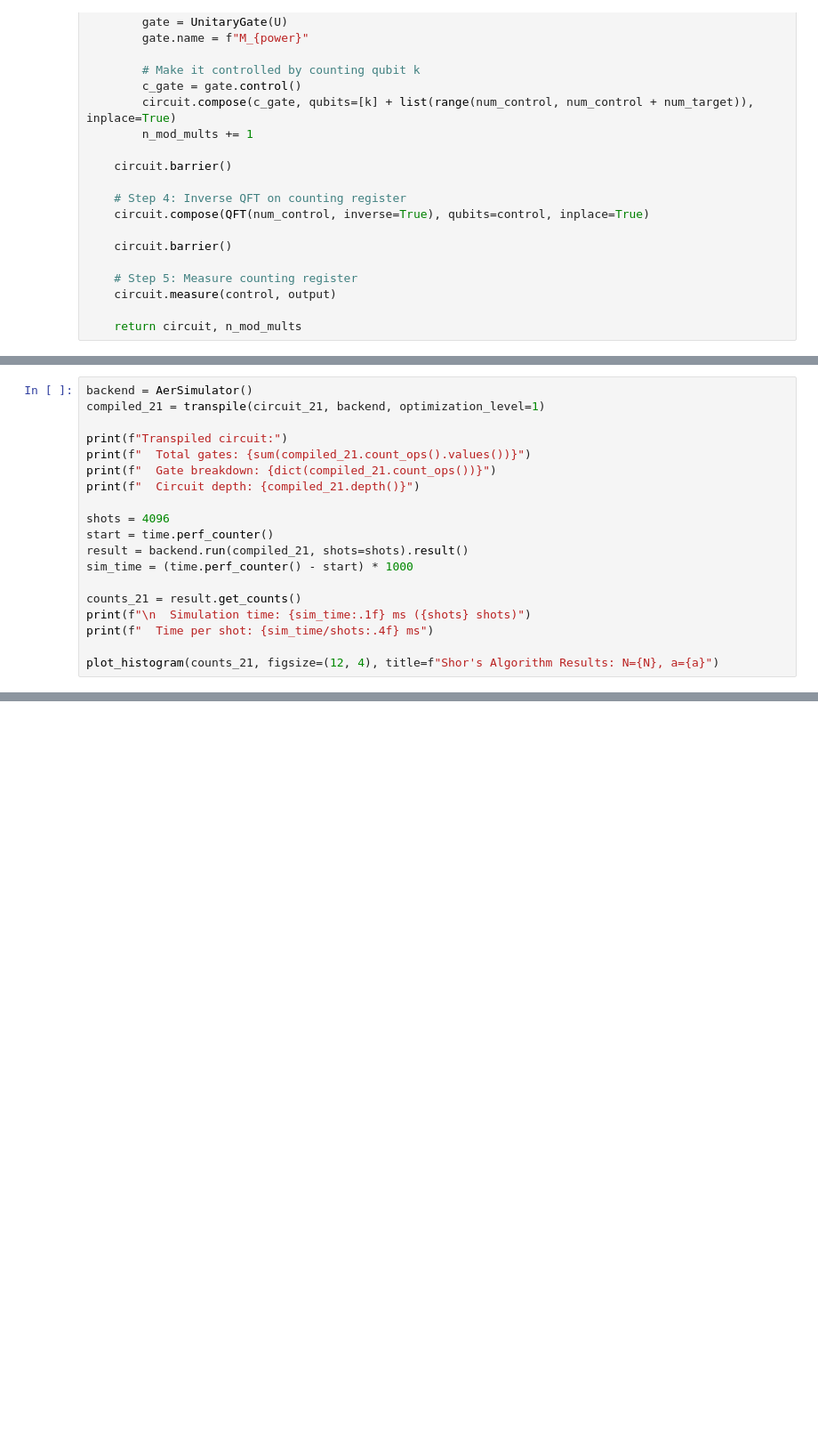
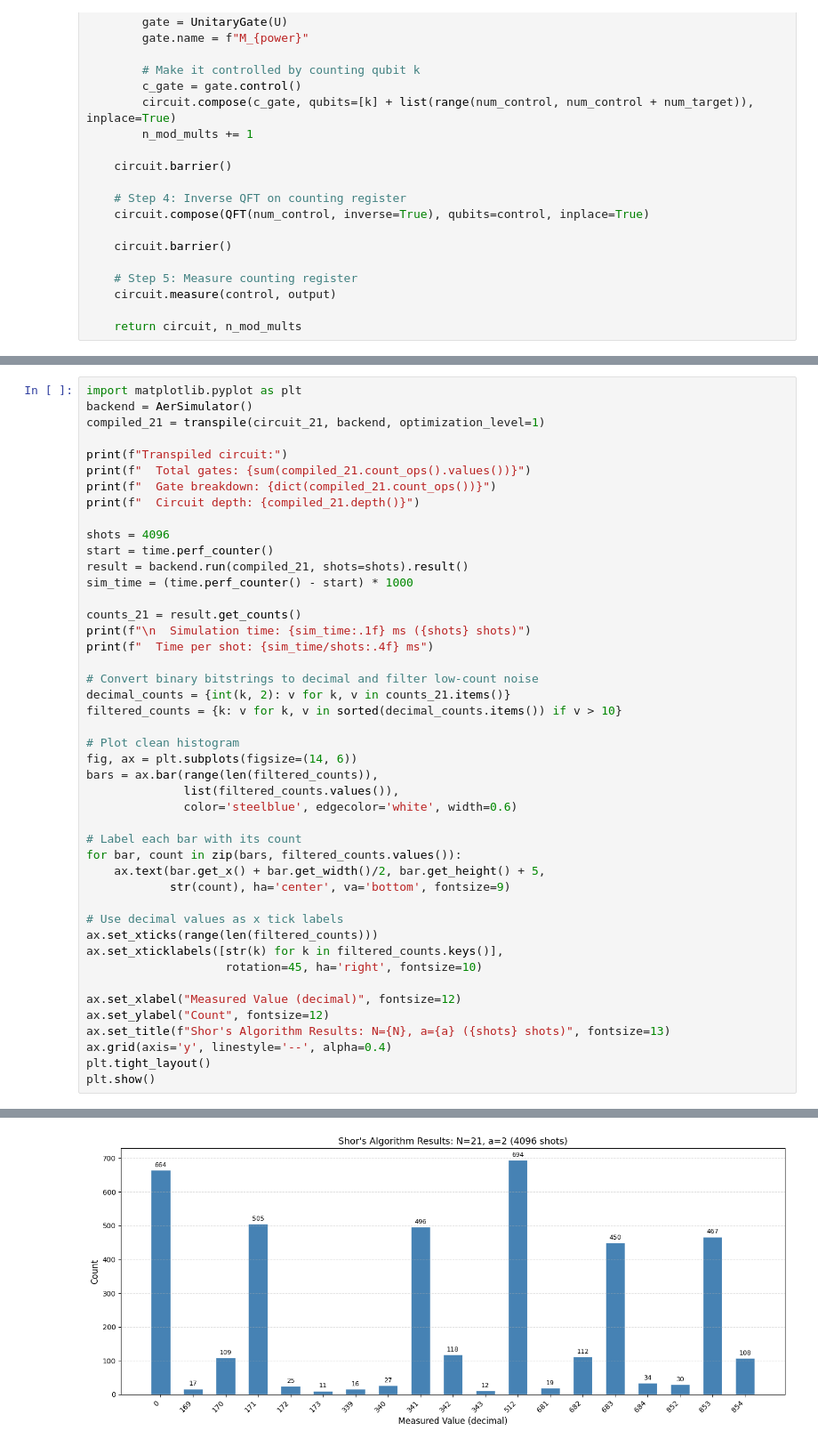
Before and after one commit to JieHan-eng/Quantum-Algorithms, a Jupyter notebook: Comparison analysis circuits/shor's algorithm.ipynb, the cells around one changed output, grey strips where cells are left out. Shown at 89% size. Saved outputs shown, nothing was run; the diff lists cells and outputs as text; blank space fills up the shorter version.

```diff
--- a/Comparison analysis circuits/shor's algorithm.ipynb
+++ b/Comparison analysis circuits/shor's algorithm.ipynb
@@ -316,4 +437,5 @@ circuit_21.draw(output='mpl', fold=-1)
 # %%
+import matplotlib.pyplot as plt
 backend = AerSimulator()
 compiled_21 = transpile(circuit_21, backend, optimization_level=1)
 
@@ -331,4 +453,30 @@ counts_21 = result.get_counts()
 print(f"\n  Simulation time: {sim_time:.1f} ms ({shots} shots)")
 print(f"  Time per shot: {sim_time/shots:.4f} ms")
 
-plot_histogram(counts_21, figsize=(12, 4), title=f"Shor's Algorithm Results: N={N}, a={a}")
+# Convert binary bitstrings to decimal and filter low-count noise
+decimal_counts = {int(k, 2): v for k, v in counts_21.items()}
+filtered_counts = {k: v for k, v in sorted(decimal_counts.items()) if v > 10}
+
+# Plot clean histogram
+fig, ax = plt.subplots(figsize=(14, 6))
+bars = ax.bar(range(len(filtered_counts)),
+              list(filtered_counts.values()),
+              color='steelblue', edgecolor='white', width=0.6)
+
+# Label each bar with its count
+for bar, count in zip(bars, filtered_counts.values()):
+    ax.text(bar.get_x() + bar.get_width()/2, bar.get_height() + 5,
+            str(count), ha='center', va='bottom', fontsize=9)
+
+# Use decimal values as x tick labels
+ax.set_xticks(range(len(filtered_counts)))
+ax.set_xticklabels([str(k) for k in filtered_counts.keys()],
+                    rotation=45, ha='right', fontsize=10)
+
+ax.set_xlabel("Measured Value (decimal)", fontsize=12)
+ax.set_ylabel("Count", fontsize=12)
+ax.set_title(f"Shor's Algorithm Results: N={N}, a={a} ({shots} shots)", fontsize=13)
+ax.grid(axis='y', linestyle='--', alpha=0.4)
+plt.tight_layout()
+plt.show()
+# %% [output]
@@ -335,3 +490,4 @@ plot_histogram(counts_21, figsize=(12, 4), title=f"Shor's Algorithm Results: N={
+[figure, added]
 # %%
 N, a = 21, 2
 num_control_21 = 2 * ceil(log(N, 2))
```
Also changed, not shown: parts of 11 cells of this notebook, 10 other files.
